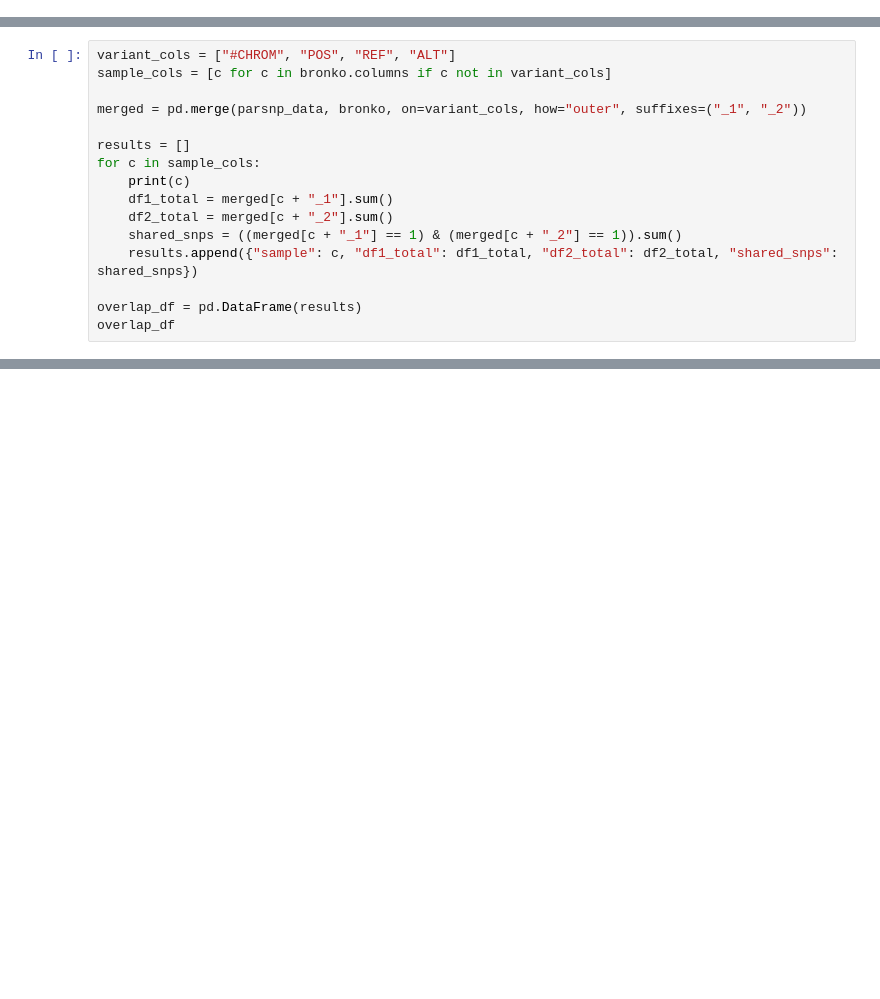
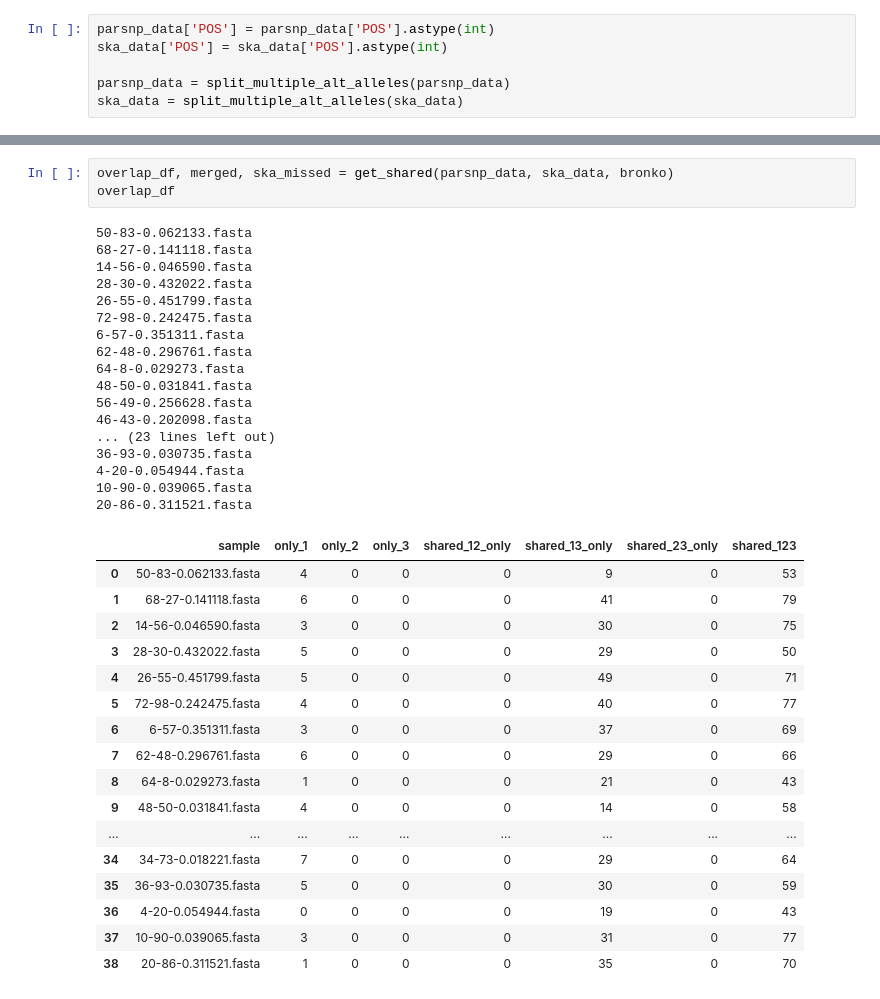
Before and after one commit to treangenlab/bronko-test, a Jupyter notebook: bronko_test/alignment_comparisons/hiv_evolution_results/S2/snp_overlap.ipynb, the cells around one changed output, grey strips where cells are left out. Saved outputs shown, nothing was run; the diff lists cells and outputs as text; blank space fills up the shorter version.

```diff
--- a/bronko_test/alignment_comparisons/hiv_evolution_results/S2/snp_overlap.ipynb
+++ b/bronko_test/alignment_comparisons/hiv_evolution_results/S2/snp_overlap.ipynb
@@ -31,3 +195,9 @@ parsnp_data['POS'] = parsnp_data['POS'].astype(int)
+# %%
+parsnp_data['POS'] = parsnp_data['POS'].astype(int)
+ska_data['POS'] = ska_data['POS'].astype(int)
+
+parsnp_data = split_multiple_alt_alleles(parsnp_data)
+ska_data = split_multiple_alt_alleles(ska_data)
 # %%
 import os
 import pandas as pd
@@ -89,16 +261,0 @@ bronko
-# %%
-variant_cols = ["#CHROM", "POS", "REF", "ALT"]
-sample_cols = [c for c in bronko.columns if c not in variant_cols]
-
-merged = pd.merge(parsnp_data, bronko, on=variant_cols, how="outer", suffixes=("_1", "_2"))
-
-results = []
-for c in sample_cols:
-    print(c)
-    df1_total = merged[c + "_1"].sum()
-    df2_total = merged[c + "_2"].sum()
-    shared_snps = ((merged[c + "_1"] == 1) & (merged[c + "_2"] == 1)).sum()
-    results.append({"sample": c, "df1_total": df1_total, "df2_total": df2_total, "shared_snps": shared_snps})
-
-overlap_df = pd.DataFrame(results)
-overlap_df
@@ -139,0 +337,38 @@ int(overlap_df['df1_total'].sum()), overlap_df['df2_total'].sum(), overlap_df['s
+# %%
+overlap_df, merged, ska_missed = get_shared(parsnp_data, ska_data, bronko)
+overlap_df
+# %% [output]
+50-83-0.062133.fasta
+68-27-0.141118.fasta
+14-56-0.046590.fasta
+28-30-0.432022.fasta
+26-55-0.451799.fasta
+72-98-0.242475.fasta
+6-57-0.351311.fasta
+62-48-0.296761.fasta
+64-8-0.029273.fasta
+48-50-0.031841.fasta
+56-49-0.256628.fasta
+46-43-0.202098.fasta
+... (23 lines left out)
+36-93-0.030735.fasta
+4-20-0.054944.fasta
+10-90-0.039065.fasta
+20-86-0.311521.fasta
+|  | sample | only_1 | only_2 | only_3 | shared_12_only | shared_13_only | shared_23_only | shared_123 |
+| 0 | 50-83-0.062133.fasta | 4 | 0 | 0 | 0 | 9 | 0 | 53 |
+| 1 | 68-27-0.141118.fasta | 6 | 0 | 0 | 0 | 41 | 0 | 79 |
+| 2 | 14-56-0.046590.fasta | 3 | 0 | 0 | 0 | 30 | 0 | 75 |
+| 3 | 28-30-0.432022.fasta | 5 | 0 | 0 | 0 | 29 | 0 | 50 |
+| 4 | 26-55-0.451799.fasta | 5 | 0 | 0 | 0 | 49 | 0 | 71 |
+| 5 | 72-98-0.242475.fasta | 4 | 0 | 0 | 0 | 40 | 0 | 77 |
+| 6 | 6-57-0.351311.fasta | 3 | 0 | 0 | 0 | 37 | 0 | 69 |
+| 7 | 62-48-0.296761.fasta | 6 | 0 | 0 | 0 | 29 | 0 | 66 |
+| 8 | 64-8-0.029273.fasta | 1 | 0 | 0 | 0 | 21 | 0 | 43 |
+| 9 | 48-50-0.031841.fasta | 4 | 0 | 0 | 0 | 14 | 0 | 58 |
+| ... | ... | ... | ... | ... | ... | ... | ... | ... |
+| 34 | 34-73-0.018221.fasta | 7 | 0 | 0 | 0 | 29 | 0 | 64 |
+| 35 | 36-93-0.030735.fasta | 5 | 0 | 0 | 0 | 30 | 0 | 59 |
+| 36 | 4-20-0.054944.fasta | 0 | 0 | 0 | 0 | 19 | 0 | 43 |
+| 37 | 10-90-0.039065.fasta | 3 | 0 | 0 | 0 | 31 | 0 | 77 |
+| 38 | 20-86-0.311521.fasta | 1 | 0 | 0 | 0 | 35 | 0 | 70 |
```
Also changed, not shown: parts of 21 cells of this notebook, 15 other files.
